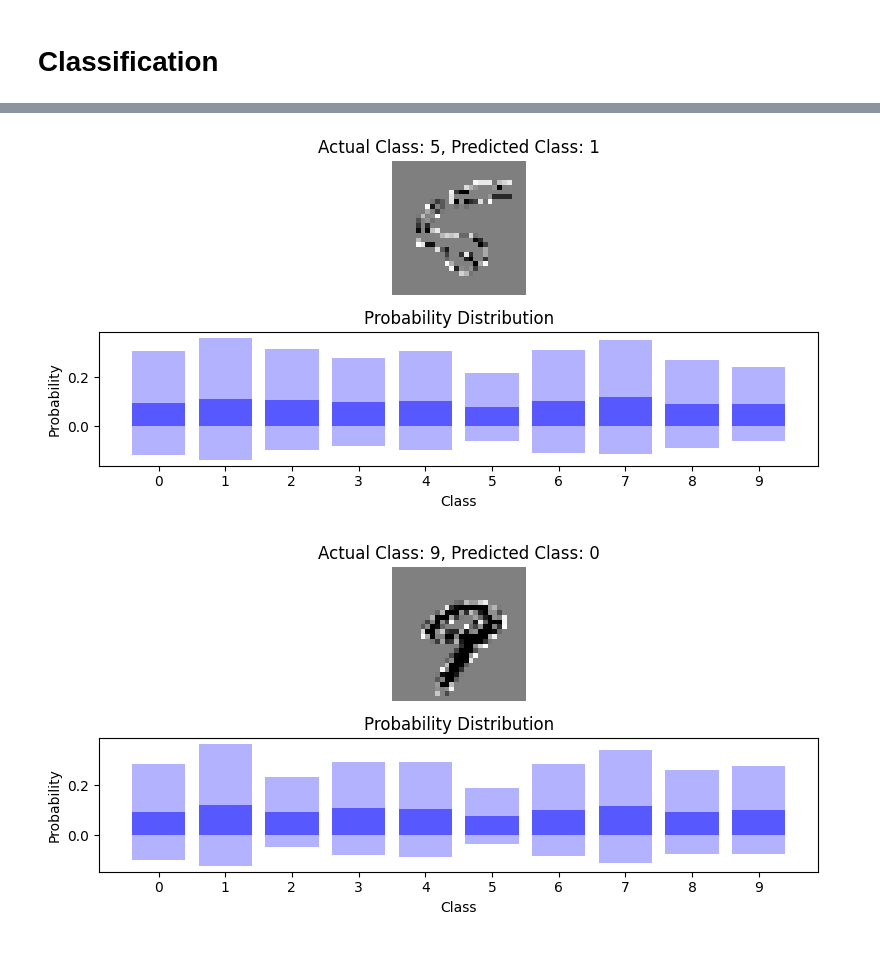
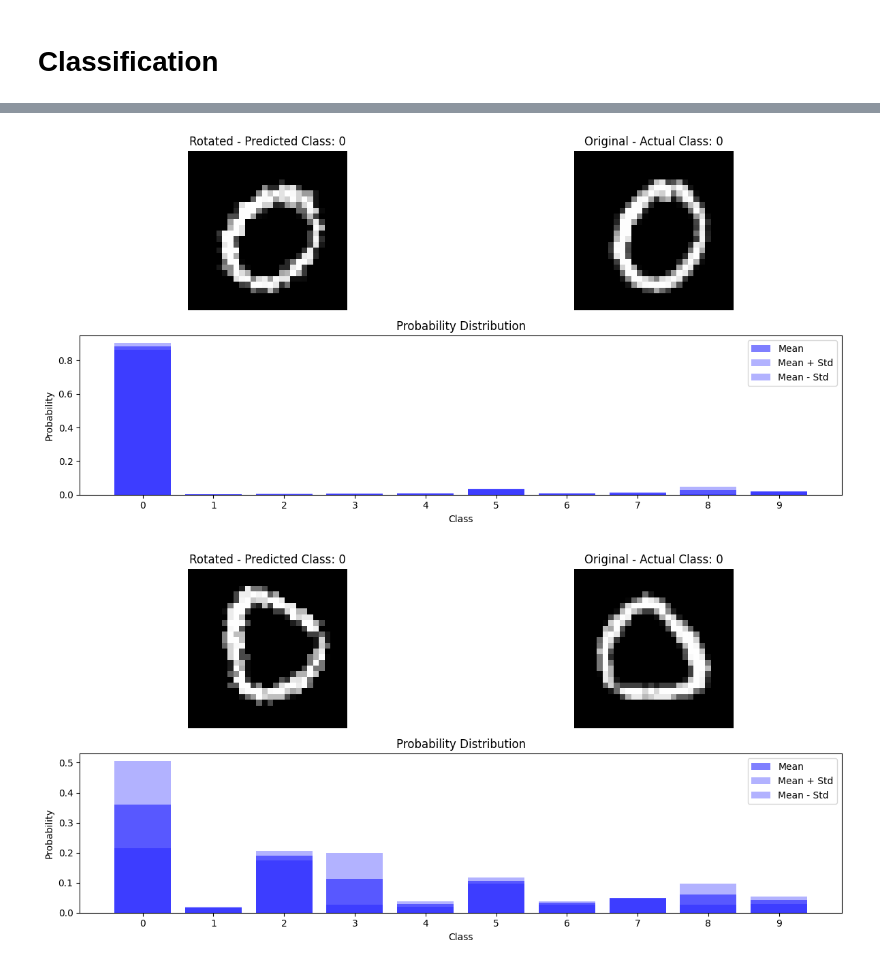
Before and after one commit to lbai-lab/push, a Jupyter notebook: docs/source/examples/01_Bayesian_Deep_Learning/01_Deep_Ensemble/de_classification.ipynb, the cells around one changed output, grey strips where cells are left out. Saved outputs shown, nothing was run; the diff lists cells and outputs as text; code cells hidden in the pictures.

```diff
--- a/docs/source/examples/01_Bayesian_Deep_Learning/01_Deep_Ensemble/de_classification.ipynb
+++ b/docs/source/examples/01_Bayesian_Deep_Learning/01_Deep_Ensemble/de_classification.ipynb
@@ -64,0 +83,14 @@ loaded_test_subset = torch.utils.data.Subset(test_dataset, loaded_test_subset_in
+# %%
+
+train_loader = DataLoader(loaded_train_subset, batch_size=1, shuffle=False)
+# Alternatively, you can use DataLoader to iterate over the dataset
+rotated_train_loader = DataLoader(rotated_loaded_train_subset, batch_size=1, shuffle=False)
+for images, labels in rotated_train_loader:
+    rotated_image = images[0]
+    rotated_label = labels[0]
+    break  # Break after the first iteration to get a single example
+
+for images, labels in train_loader:
+    original_image = images[0]
+    original_label = labels[0]
+    break  # Break after the first iteration to get a single example
@@ -66,13 +115,15 @@ loaded_test_subset = torch.utils.data.Subset(test_dataset, loaded_test_subset_in
 # Create data loaders
 batch_size = 128
 train_loader = DataLoader(loaded_train_subset, batch_size=batch_size, shuffle=True)
-test_loader = DataLoader(test_dataset, batch_size=512, shuffle=False)
+rotated_train_loader = DataLoader(rotated_loaded_train_subset, batch_size=batch_size, shuffle=True)
+test_loader = DataLoader(loaded_test_subset, batch_size=512, shuffle=False)
+rotated_test_loader = DataLoader(rotated_loaded_test_subset, batch_size=512, shuffle=False)
 # %%
 import torch
 from torch.utils.data import DataLoader
 import push.bayes.ensemble
 
-epochs = 1
+epochs = 2
 two_particle_ensemble = push.bayes.ensemble.train_deep_ensemble(
         train_loader,
         torch.nn.CrossEntropyLoss(),
@@ -87,52 +143,58 @@ two_model_outputs = two_particle_ensemble.posterior_pred(test_loader,f_reg=False
 import torch
 import numpy as np
 import matplotlib.pyplot as plt
+from torch.utils.data import DataLoader
 from torchvision import transforms
 
+# Assuming you have these variables defined
+num_images_to_display = 5
 predicted_classes = two_model_outputs["mode"]
 probabilities = two_model_outputs["mean_prob"]
 std = two_model_outputs["std"]
 
-# Convert input_images to float tensor before normalization
-input_images_float = test_dataset.data.float()
 
-# Add an extra channel dimension (assuming grayscale images)
-input_images_float = input_images_float.unsqueeze(1)
 
-# Unnormalize and convert input_images to numpy array
-unnormalize = transforms.Compose([transforms.Normalize(mean=-0.5/0.5, std=1/0.5),
-                                 transforms.ToPILImage()])
+# Display rotated images
+rotated_test_images = DataLoader(rotated_loaded_test_subset, batch_size=num_images_to_display, shuffle=False)
+for images, labels in rotated_test_images:
+    rotated_images = images
+    rotated_labels = labels
+    break
 
-input_images_np = np.array([np.array(unnormalize(img)) for img in input_images_float])
+test_images = DataLoader(loaded_test_subset, batch_size=num_images_to_display, shuffle=False)
+for images, labels in test_images:
+    original_images = images
+    original_labels = labels
+    break
 
-# Get actual labels from the dataset
-actual_labels = test_dataset.targets
 
-# Display a few images along with their predicted classes and probability distribution
-num_images_to_display = 20
 
 for i in range(num_images_to_display):
-    plt.figure(figsize=(8, 4))
+    plt.figure(figsize=(12, 6))
 
-    # Plot the image
-    plt.subplot(2, 1, 1)
-    plt.imshow(input_images_np[i], cmap='gray')
-    plt.title(f'Actual Class: {actual_labels[i]}, Predicted Class: {predicted_classes[i]}')
+    # Plot the rotated image
+    plt.subplot(2, 2, 1)
+    plt.imshow(rotated_images[i].numpy().squeeze(), cmap='gray')
+    plt.title(f'Rotated - Predicted Class: {predicted_classes[i]}')
     plt.axis('off')
 
-    # Plot the probability distribution with x-axis values going from 0 to 9
+    # Plot the original image
+    plt.subplot(2, 2, 2)
+    plt.imshow(original_images[i].numpy().squeeze(), cmap='gray')
+    plt.title(f'Original - Actual Class: {original_labels[i].item()}')
+    plt.axis('off')
+
+    # Display the probability distribution below
     plt.subplot(2, 1, 2)
-    plt.bar(np.arange(0, 10), probabilities[i].numpy(), color='blue', alpha=0.5)
-    plt.bar(np.arange(0, 10), probabilities[i]+std[i], color='blue', alpha=0.3)
-    plt.bar(np.arange(0, 10), probabilities[i]-std[i], color='blue', alpha=0.3)
+    plt.bar(np.arange(0, 10), probabilities[i].numpy(), color='blue', alpha=0.5, label='Mean')
+    plt.bar(np.arange(0, 10), probabilities[i]+std[i], color='blue', alpha=0.3, label='Mean + Std')
+    plt.bar(np.arange(0, 10), probabilities[i]-std[i], color='blue', alpha=0.3, label='Mean - Std')
     plt.title("Probability Distribution")
     plt.xlabel("Class")
     plt.ylabel("Probability")
-
-    # Set the x-axis ticks explicitly
     plt.xticks(np.arange(0, 10))
+    plt.legend()
 
     plt.tight_layout()
-
-plt.show()
+    plt.show()
 # %% [output]
@@ -147,2 +209,2 @@ plt.show()
-[figure, old version]
+[figure, new version]
-[figure, old version]
+[figure, new version]
```
Also changed, not shown: parts of 5 cells of this notebook, 1 other file.
